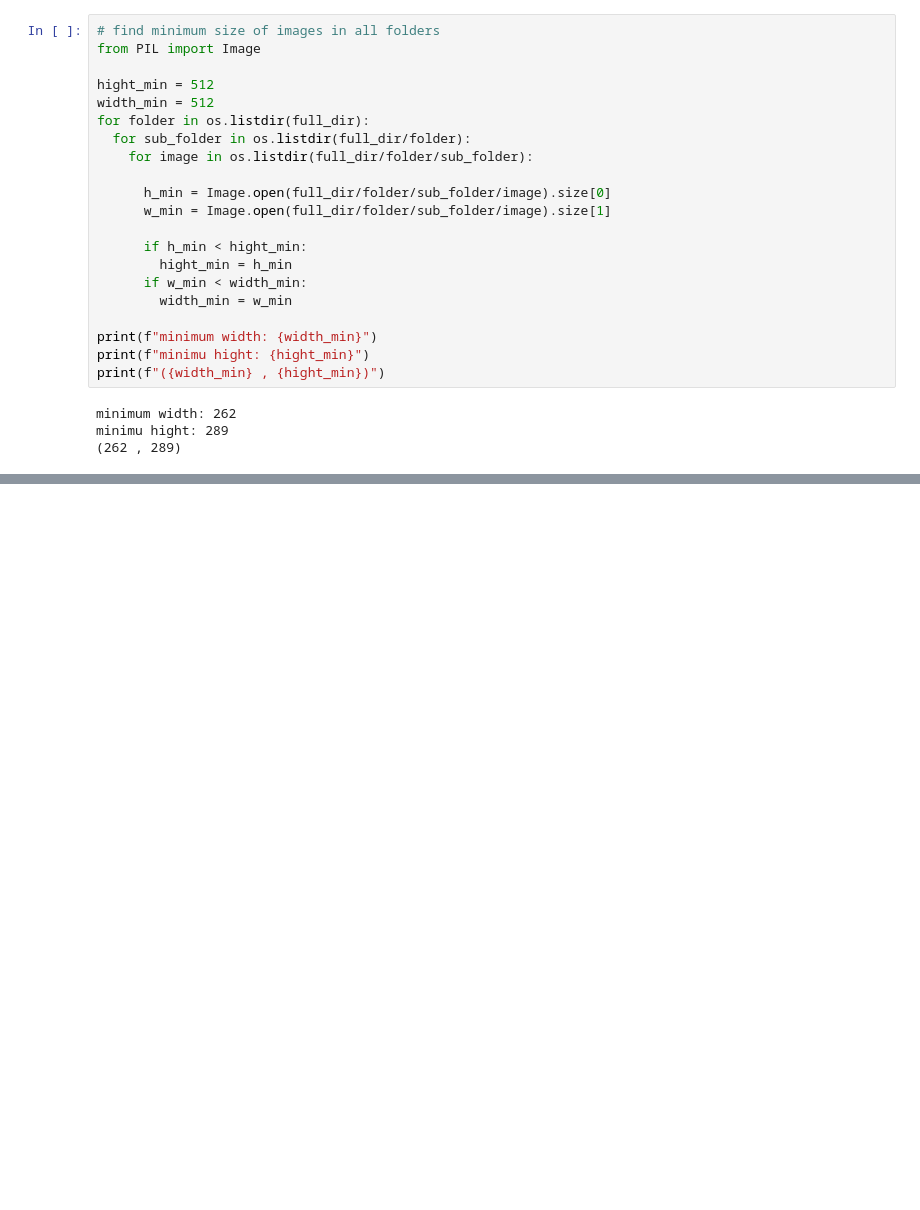
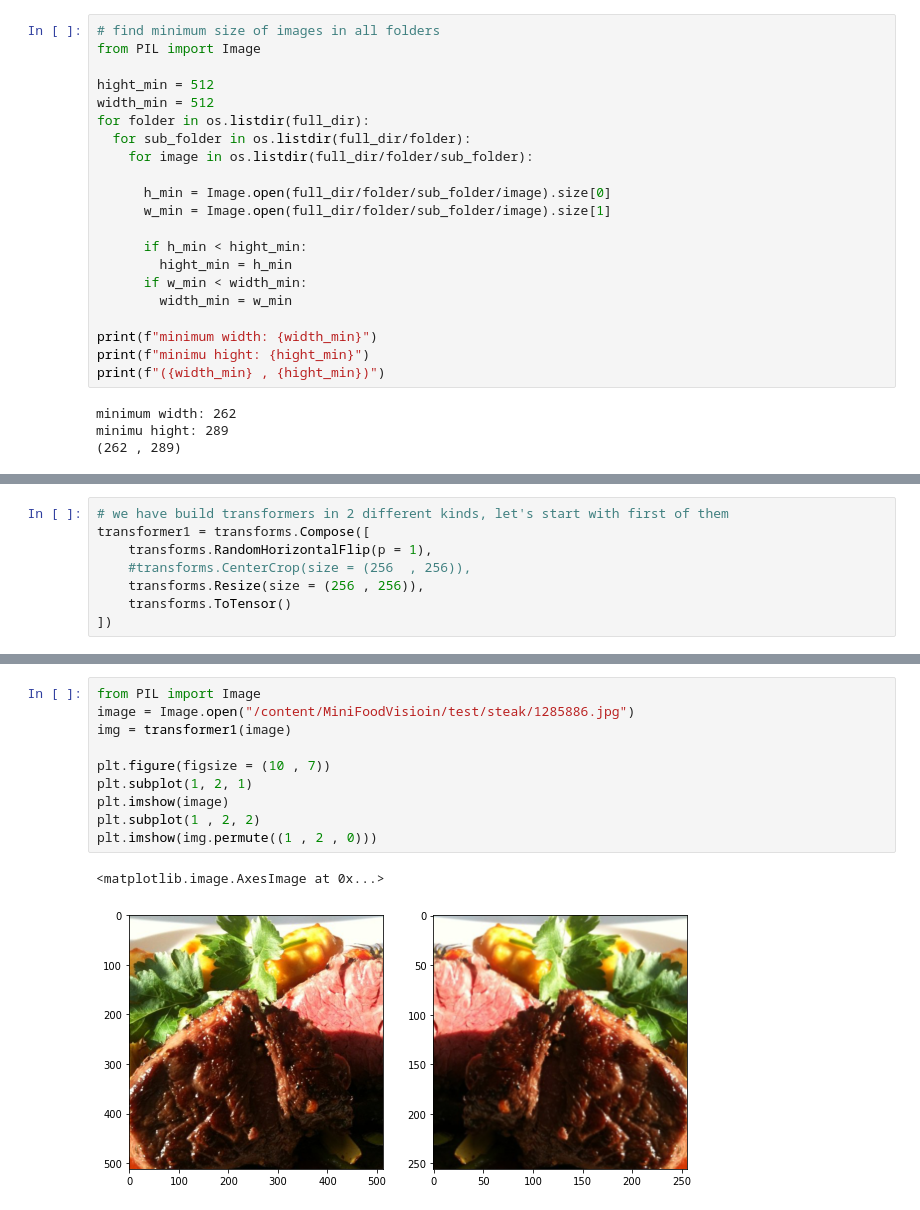
Before and after one commit to mohammadAliMkh/Pytorch, a Jupyter notebook: MiniFoodVision.ipynb, the cells around one changed output, grey strips where cells are left out. Saved outputs shown, nothing was run; the diff lists cells and outputs as text; blank space fills up the shorter version.

Commit message:
creating two transformer and test on a data

```diff
--- a/MiniFoodVision.ipynb
+++ b/MiniFoodVision.ipynb
@@ -104,0 +106,8 @@ minimu hight: 289
+# %%
+# we have build transformers in 2 different kinds, let's start with first of them
+transformer1 = transforms.Compose([
+    transforms.RandomHorizontalFlip(p = 1),
+    #transforms.CenterCrop(size = (256  , 256)),
+    transforms.Resize(size = (256 , 256)),
+    transforms.ToTensor()
+])
@@ -104,0 +121,13 @@ minimu hight: 289
+# %%
+from PIL import Image
+image = Image.open("/content/MiniFoodVisioin/test/steak/1285886.jpg")
+img = transformer1(image)
+
+plt.figure(figsize = (10 , 7))
+plt.subplot(1, 2, 1)
+plt.imshow(image)
+plt.subplot(1 , 2, 2)
+plt.imshow(img.permute((1 , 2 , 0)))
+# %% [output]
+<matplotlib.image.AxesImage at 0x...>
+[figure, added]
```
Also changed, not shown: parts of 5 cells of this notebook.
